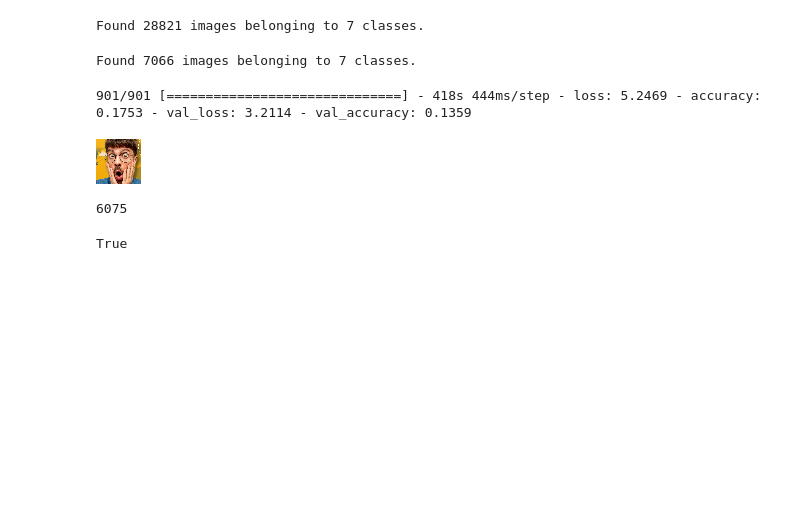
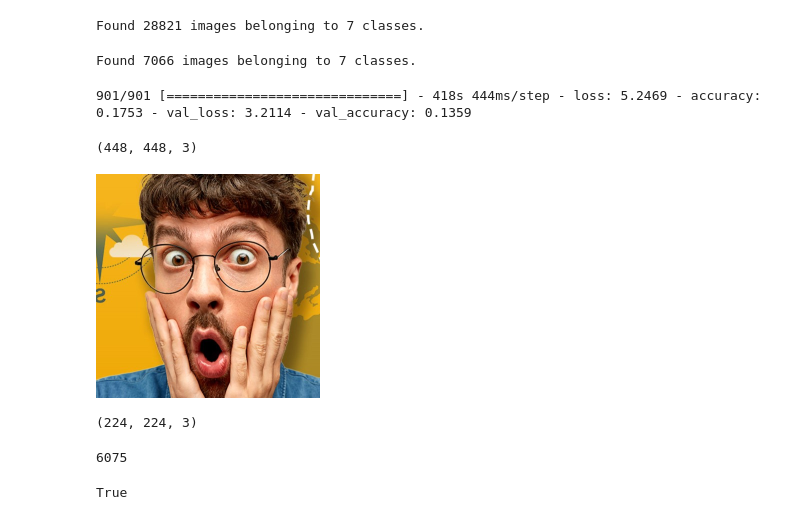
Before and after one commit to Bannore-Aaditya/MachineLearning, a Jupyter notebook: NSNCO1.ipynb, the cells around one changed output. Saved outputs shown, nothing was run; the diff lists cells and outputs as text; code cells hidden in the pictures; blank space fills up the shorter version.

```diff
--- a/NSNCO1.ipynb
+++ b/NSNCO1.ipynb
@@ -338,11 +364,17 @@ from google.colab.patches import cv2_imshow
 # %%
 import cv2
 img = cv2.imread('/content/image14.jpg')
-img = cv2.resize(img, (0, 0), fx = 0.1, fy = 0.1)
+print(img.shape)
+img = cv2.resize(img, (0, 0), fx = 0.5, fy = 0.5)
 gray = cv2.cvtColor(img, cv2.COLOR_BGR2GRAY)
 cv2_imshow(img)
 # %% [output]
+(448, 448, 3)
-[figure, old version]
+[figure, new version]
+# %%
+print(img.shape)
+# %% [output]
+(224, 224, 3)
 # %%
 img.size
 # %% [output]
```
Also changed, not shown: parts of 11 cells of this notebook.
